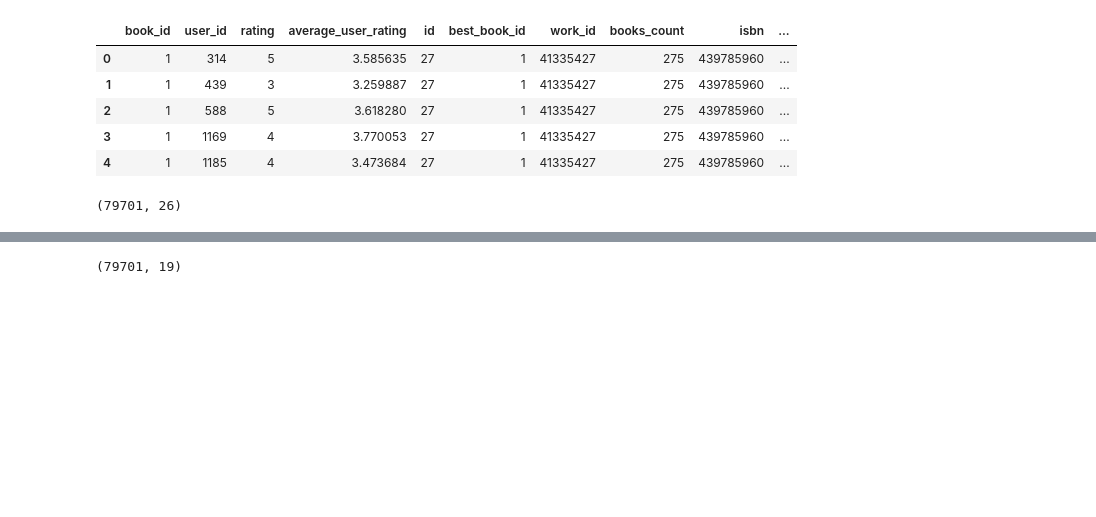
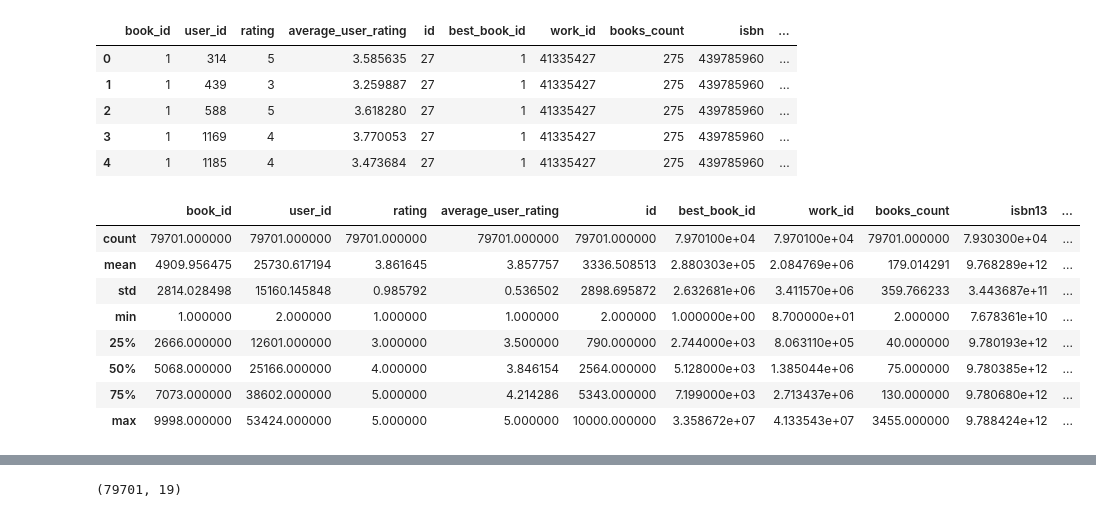
Before and after one commit to charlie-may86/Book-Model, a Jupyter notebook: book_model.ipynb, the cells around one changed output, grey strips where cells are left out. Cells and saved outputs as stored; diff of their text form; code cells hidden in the pictures; blank space fills up the shorter version.

```diff
--- a/book_model.ipynb
+++ b/book_model.ipynb
@@ -64,6 +68,14 @@ df_merged.head()
 | 3 | 1 | 1169 | 4 | 3.770053 | 27 | 1 | 41335427 | 275 | 439785960 | ... |
 | 4 | 1 | 1185 | 4 | 3.473684 | 27 | 1 | 41335427 | 275 | 439785960 | ... |
 # %%
-df_merged.shape
+df_merged.describe()
 # %% [output]
-(79701, 26)
+|  | book_id | user_id | rating | average_user_rating | id | best_book_id | work_id | books_count | isbn13 | ... |
+| count | 79701.000000 | 79701.000000 | 79701.000000 | 79701.000000 | 79701.000000 | 7.970100e+04 | 7.970100e+04 | 79701.000000 | 7.930300e+04 | ... |
+| mean | 4909.956475 | 25730.617194 | 3.861645 | 3.857757 | 3336.508513 | 2.880303e+05 | 2.084769e+06 | 179.014291 | 9.768289e+12 | ... |
+| std | 2814.028498 | 15160.145848 | 0.985792 | 0.536502 | 2898.695872 | 2.632681e+06 | 3.411570e+06 | 359.766233 | 3.443687e+11 | ... |
+| min | 1.000000 | 2.000000 | 1.000000 | 1.000000 | 2.000000 | 1.000000e+00 | 8.700000e+01 | 2.000000 | 7.678361e+10 | ... |
+| 25% | 2666.000000 | 12601.000000 | 3.000000 | 3.500000 | 790.000000 | 2.744000e+03 | 8.063110e+05 | 40.000000 | 9.780193e+12 | ... |
+| 50% | 5068.000000 | 25166.000000 | 4.000000 | 3.846154 | 2564.000000 | 5.128000e+03 | 1.385044e+06 | 75.000000 | 9.780385e+12 | ... |
+| 75% | 7073.000000 | 38602.000000 | 5.000000 | 4.214286 | 5343.000000 | 7.199000e+03 | 2.713437e+06 | 130.000000 | 9.780680e+12 | ... |
+| max | 9998.000000 | 53424.000000 | 5.000000 | 5.000000 | 10000.000000 | 3.358672e+07 | 4.133543e+07 | 3455.000000 | 9.788424e+12 | ... |
```
Also changed, not shown: parts of 27 cells of this notebook.
